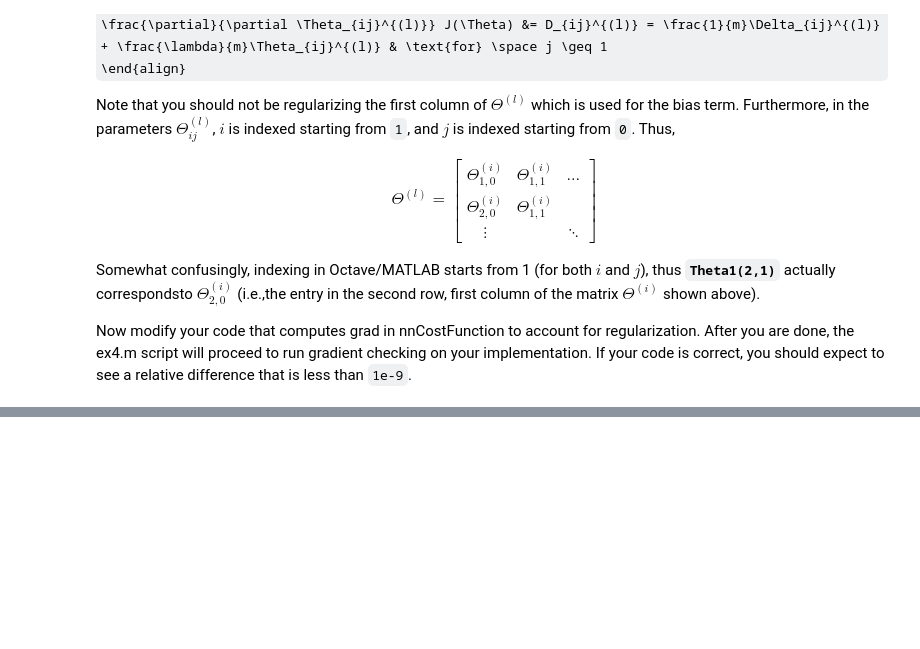
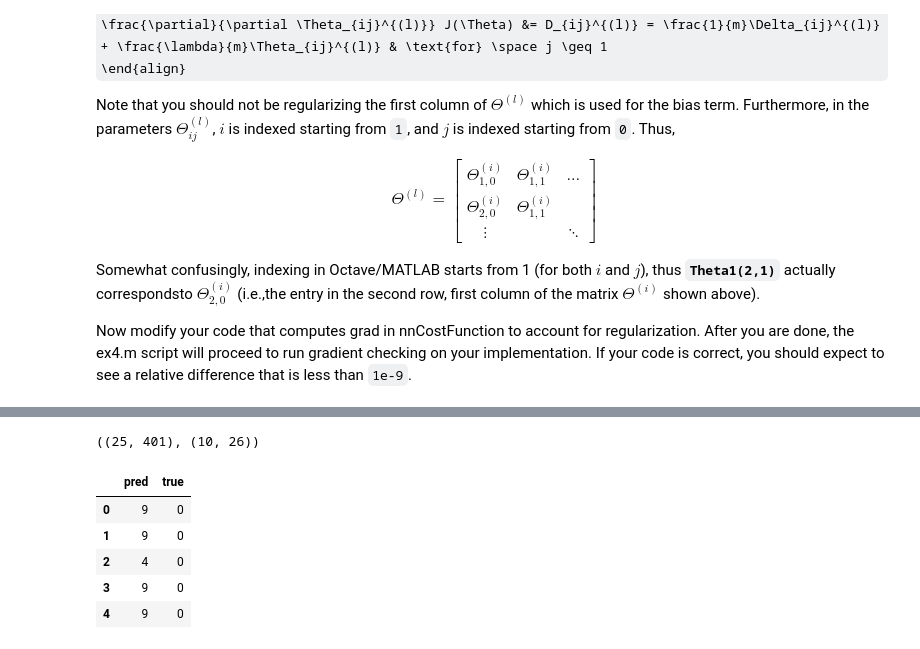
Before and after one commit to nakicam/DataScienceTraining, a Jupyter notebook: courses/coursera_ml008/hw4/hw4_neural_networks_learning.ipynb, the cells around one changed output, grey strips where cells are left out. Saved outputs shown, nothing was run; the diff lists cells and outputs as text; code cells hidden in the pictures; some formulas as TeX source; blank space fills up the shorter version.

```diff
--- a/courses/coursera_ml008/hw4/hw4_neural_networks_learning.ipynb
+++ b/courses/coursera_ml008/hw4/hw4_neural_networks_learning.ipynb
@@ -694,0 +745,11 @@ Now modify your code that computes grad in nnCostFunction to account for regular
+# %%
+# optimize
+op_result = op.minimize(
+    fun=cost_wrapper,
+    jac=grad_wrapper,
+    x0=theta_rand,
+    args=(X_orig, y_vec, K, lambda_param),
+    method='CG',
+    options={'maxiter': max_iter, 'disp': True}
+)
+op_result
@@ -694,0 +771,5 @@ Now modify your code that computes grad in nnCostFunction to account for regular
+# %%
+theta1_fit, theta2_fit = unroll_params(op_result.x, theta1_rand.shape, theta2_rand.shape)
+theta1_fit.shape, theta2_fit.shape
+# %% [output]
+((25, 401), (10, 26))
@@ -694,0 +784,13 @@ Now modify your code that computes grad in nnCostFunction to account for regular
+# %%
+pred_df = pd.DataFrame(data={
+        "pred" : np.asarray(pred  ).reshape(m,),
+        "true" : np.asarray(y_true).reshape(m,)
+    })
+pred_df.head()
+# %% [output]
+|  | pred | true |
+| 0 | 9 | 0 |
+| 1 | 9 | 0 |
+| 2 | 4 | 0 |
+| 3 | 9 | 0 |
+| 4 | 9 | 0 |
```
Also changed, not shown: parts of 18 cells of this notebook.
